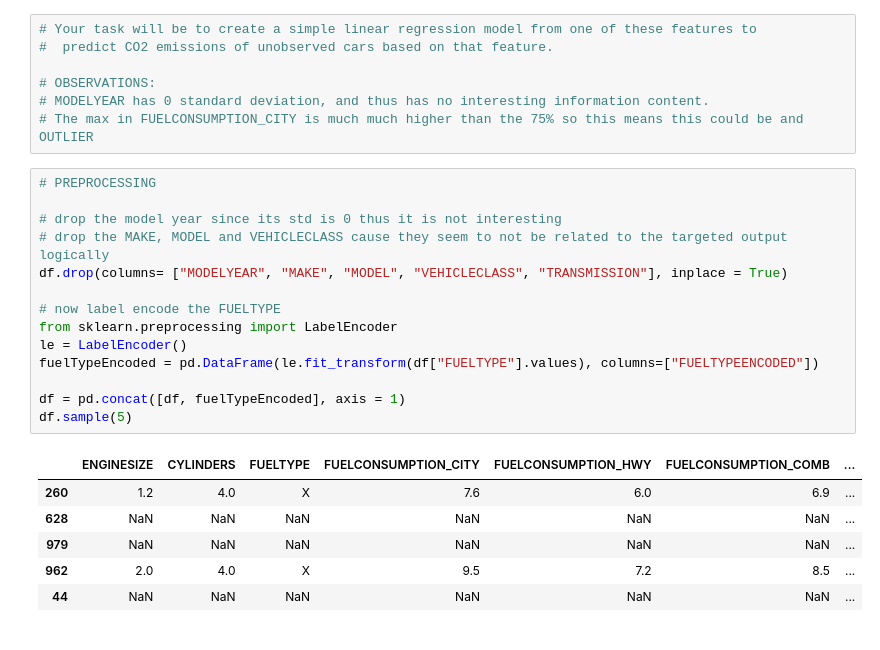
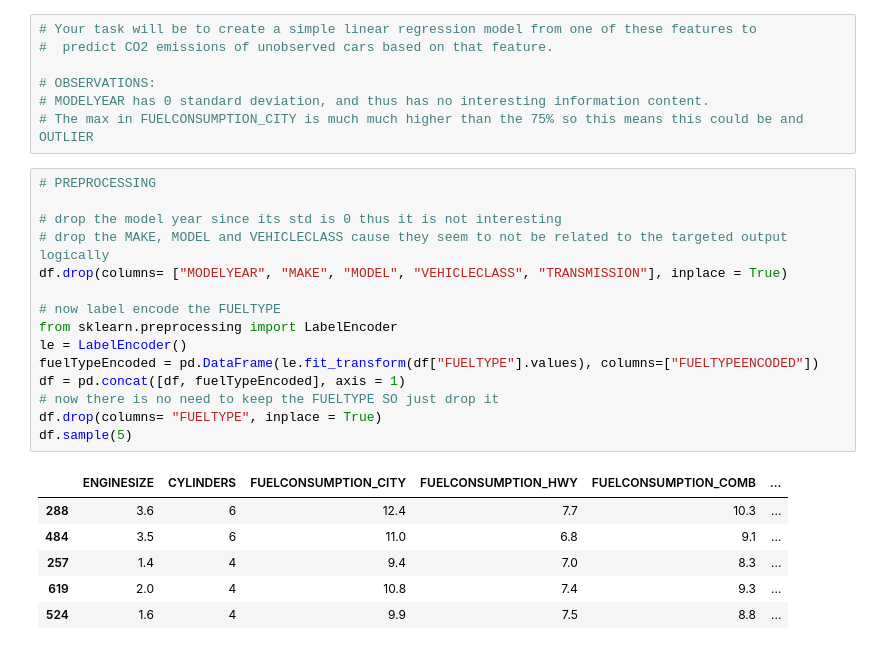
Before and after one commit to Omar-oymk/ibm_ml_course_labs, a Jupyter notebook: SimpleLinearRegression/Simple-Linear-Regression.ipynb, the cells around one changed output. Drawn from its saved outputs; the diff is of its cells as text.

```diff
--- a/SimpleLinearRegression/Simple-Linear-Regression.ipynb
+++ b/SimpleLinearRegression/Simple-Linear-Regression.ipynb
@@ -61,21 +62,22 @@ memory usage: 108.5+ KB
 # %%
 # PREPROCESSING
 
 # drop the model year since its std is 0 thus it is not interesting
 # drop the MAKE, MODEL and VEHICLECLASS cause they seem to not be related to the targeted output logically
 df.drop(columns= ["MODELYEAR", "MAKE", "MODEL", "VEHICLECLASS", "TRANSMISSION"], inplace = True)
 
 # now label encode the FUELTYPE
 from sklearn.preprocessing import LabelEncoder
 le = LabelEncoder()
 fuelTypeEncoded = pd.DataFrame(le.fit_transform(df["FUELTYPE"].values), columns=["FUELTYPEENCODED"])
-
 df = pd.concat([df, fuelTypeEncoded], axis = 1)
+# now there is no need to keep the FUELTYPE SO just drop it
+df.drop(columns= "FUELTYPE", inplace = True)
 df.sample(5)
 # %% [output]
-|  | ENGINESIZE | CYLINDERS | FUELTYPE | FUELCONSUMPTION_CITY | FUELCONSUMPTION_HWY | FUELCONSUMPTION_COMB | ... |
-| 260 | 1.2 | 4.0 | X | 7.6 | 6.0 | 6.9 | ... |
-| 628 | NaN | NaN | NaN | NaN | NaN | NaN | ... |
-| 979 | NaN | NaN | NaN | NaN | NaN | NaN | ... |
-| 962 | 2.0 | 4.0 | X | 9.5 | 7.2 | 8.5 | ... |
-| 44 | NaN | NaN | NaN | NaN | NaN | NaN | ... |
+|  | ENGINESIZE | CYLINDERS | FUELCONSUMPTION_CITY | FUELCONSUMPTION_HWY | FUELCONSUMPTION_COMB | ... |
+| 288 | 3.6 | 6 | 12.4 | 7.7 | 10.3 | ... |
+| 484 | 3.5 | 6 | 11.0 | 6.8 | 9.1 | ... |
+| 257 | 1.4 | 4 | 9.4 | 7.0 | 8.3 | ... |
+| 619 | 2.0 | 4 | 10.8 | 7.4 | 9.3 | ... |
+| 524 | 1.6 | 4 | 9.9 | 7.5 | 8.8 | ... |
```
Also changed, not shown: parts of 4 cells of this notebook.
